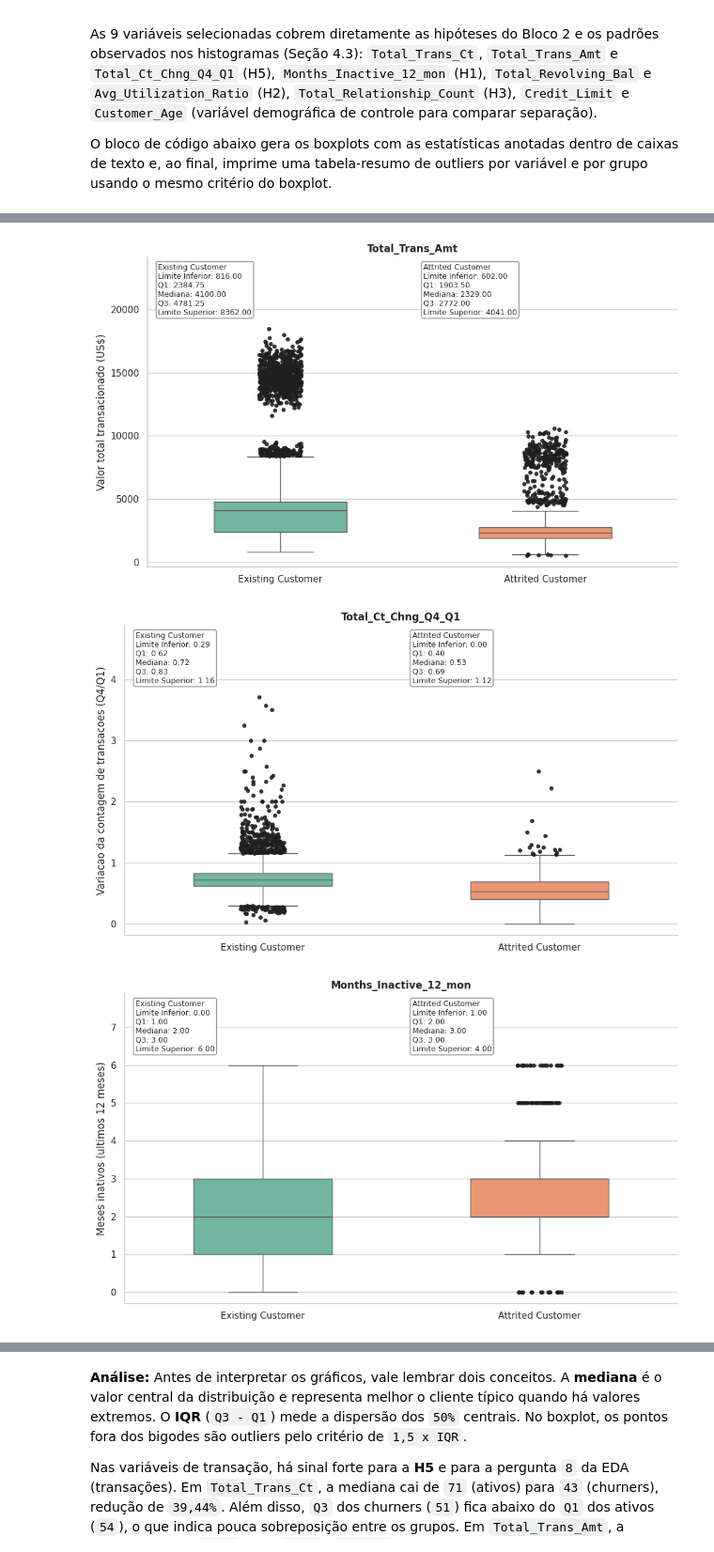
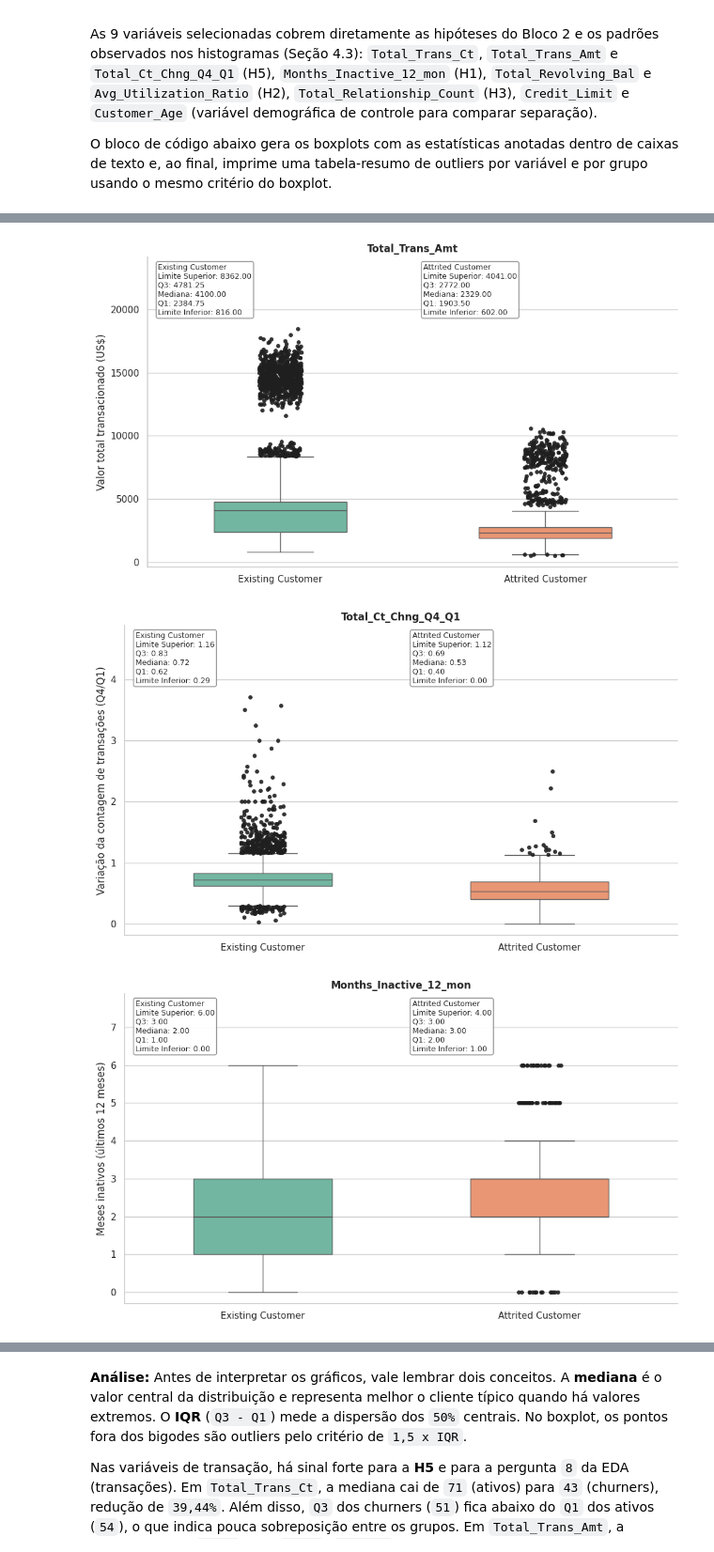
Before and after one commit to diogorblessa/mvp-credit-card-churn, a Jupyter notebook: notebooks/mvp_eda_preprocessing.ipynb, the cells around one changed output, grey strips where cells are left out. Shown at 94% size. Drawn from its saved outputs; the diff is of its cells as text; code cells hidden in the pictures.

```diff
--- a/notebooks/mvp_eda_preprocessing.ipynb
+++ b/notebooks/mvp_eda_preprocessing.ipynb
@@ -687,7 +687,7 @@ As 9 variáveis selecionadas cobrem diretamente as hipóteses do Bloco 2 e os pa
 
 O bloco de código abaixo gera os boxplots com as estatísticas anotadas dentro de caixas de texto e, ao final, imprime uma tabela-resumo de outliers por variável e por grupo usando o mesmo critério do boxplot.
 # %%
-# Boxplots das variaveis numericas por grupo de churn
+# Boxplots das variáveis numéricas por grupo de churn
 sns.set_theme(style='whitegrid')
 
 ordem_grupos = ['Existing Customer', 'Attrited Customer']
@@ -712,20 +712,20 @@ titulos = {
 }
 
 rotulos_y = {
-    'Total_Trans_Ct': 'Contagem de transacoes',
+    'Total_Trans_Ct': 'Contagem de transações',
     'Total_Trans_Amt': 'Valor total transacionado (US$)',
-    'Total_Ct_Chng_Q4_Q1': 'Variacao da contagem de transacoes (Q4/Q1)',
-    'Months_Inactive_12_mon': 'Meses inativos (ultimos 12 meses)',
+    'Total_Ct_Chng_Q4_Q1': 'Variação da contagem de transações (Q4/Q1)',
+    'Months_Inactive_12_mon': 'Meses inativos (últimos 12 meses)',
     'Total_Revolving_Bal': 'Saldo rotativo total (US$)',
-    'Avg_Utilization_Ratio': 'Taxa media de utilizacao do credito (0 a 1)',
+    'Avg_Utilization_Ratio': 'Taxa média de utilização do crédito (0 a 1)',
     'Total_Relationship_Count': 'Total de produtos contratados',
-    'Credit_Limit': 'Limite de credito (US$)',
+    'Credit_Limit': 'Limite de crédito (US$)',
     'Customer_Age': 'Idade do cliente (anos)'
 }
 
 
 def calcular_stats_boxplot(serie):
-    # Estatisticas exibidas nas caixas de texto do boxplot
+    # Estatísticas exibidas nas caixas de texto do boxplot
     q1, mediana, q3 = serie.quantile([0.25, 0.50, 0.75])
     iqr = q3 - q1
 
@@ -742,19 +742,19 @@ def calcular_stats_boxplot(serie):
 
 
 def montar_texto_stats(grupo, linha_stats):
-    # Texto exibido nas caixas de anotacao de cada grupo
+    # Texto exibido nas caixas de anotação de cada grupo
     return (
         f'{grupo}\n'
-        f'Limite Inferior: {linha_stats["Limite Inferior"]:.2f}\n'
+        f'Limite Superior: {linha_stats["Limite Superior"]:.2f}\n'
+        f'Q3: {linha_stats["Q3"]:.2f}\n'
+        f'Mediana: {linha_stats["Mediana"]:.2f}\n'
         f'Q1: {linha_stats["Q1"]:.2f}\n'
-        f'Mediana: {linha_stats["Mediana"]:.2f}\n'
-        f'Q3: {linha_stats["Q3"]:.2f}\n'
-        f'Limite Superior: {linha_stats["Limite Superior"]:.2f}'
+        f'Limite Inferior: {linha_stats["Limite Inferior"]:.2f}'
     )
 
 
 def contar_outliers_iqr(serie):
-    # Contagem de outliers pelo mesmo criterio do boxplot (1,5 x IQR)
+    # Contagem de outliers pelo mesmo critério do boxplot (1,5 x IQR)
     q1, q3 = serie.quantile([0.25, 0.75])
     iqr = q3 - q1
     lim_inf = q1 - 1.5 * iqr
@@ -788,7 +788,7 @@ for coluna in variaveis_boxplot:
           .reindex(ordem_grupos)
     )
 
-    # Sobrepoe os outliers com maior destaque visual
+    # Sobrepõe os outliers com maior destaque visual
     outliers_plot = []
     for grupo in ordem_grupos:
         serie_grupo = df.loc[df['Attrition_Flag'] == grupo, coluna].dropna()
@@ -854,15 +854,37 @@ for coluna in variaveis_boxplot:
         serie_grupo = df.loc[df['Attrition_Flag'] == grupo, coluna].dropna()
         n_out, pct_out = contar_outliers_iqr(serie_grupo)
         registros_outliers.append({
-            'Variavel': coluna,
+            'Variável': coluna,
             'Grupo': grupo,
             'Outliers': n_out,
             '% Outliers': round(pct_out, 2)
         })
 
 
-# Resumo de outliers por variavel e por grupo (criterio 1,5 x IQR)
-resumo_outliers = pd.DataFrame(registros_outliers)
-print('Resumo de outliers por variavel e por grupo:')
-print(resumo_outliers.to_string(index=False))
+# Resumo de outliers por variável e por grupo
+resumo_outliers = pd.DataFrame(registros_outliers).copy()
+
+tabela_resumo = resumo_outliers.pivot(
+    index='Variável',
+    columns='Grupo',
+    values=['Outliers', '% Outliers']
+)
+
+tabela_resumo.columns = [f'{m} - {g}' for m, g in tabela_resumo.columns]
+
+ordem_desejada = [
+    'Outliers - Attrited Customer',
+    '% Outliers - Attrited Customer',
+    'Outliers - Existing Customer',
+    '% Outliers - Existing Customer'
+]
+
+tabela_resumo = tabela_resumo.reindex(columns=[c for c in ordem_desejada if c in tabela_resumo.columns])
+
+# ordena linhas pelo maior % de outliers em Attrited
+if '% Outliers - Attrited Customer' in tabela_resumo.columns:
+    tabela_resumo = tabela_resumo.sort_values('% Outliers - Attrited Customer', ascending=False)
+
+print('Resumo de outliers por variável e por grupo:')
+print(tabela_resumo.to_string(float_format=lambda x: f'{x:.2f}'))
 # %% [output]
@@ -870,3 +892,3 @@ print(resumo_outliers.to_string(index=False))
-[figure, old version]
+[figure, new version]
-[figure, old version]
+[figure, new version]
-[figure, old version]
+[figure, new version]
```
Also changed, not shown: parts of 4 cells of this notebook.
